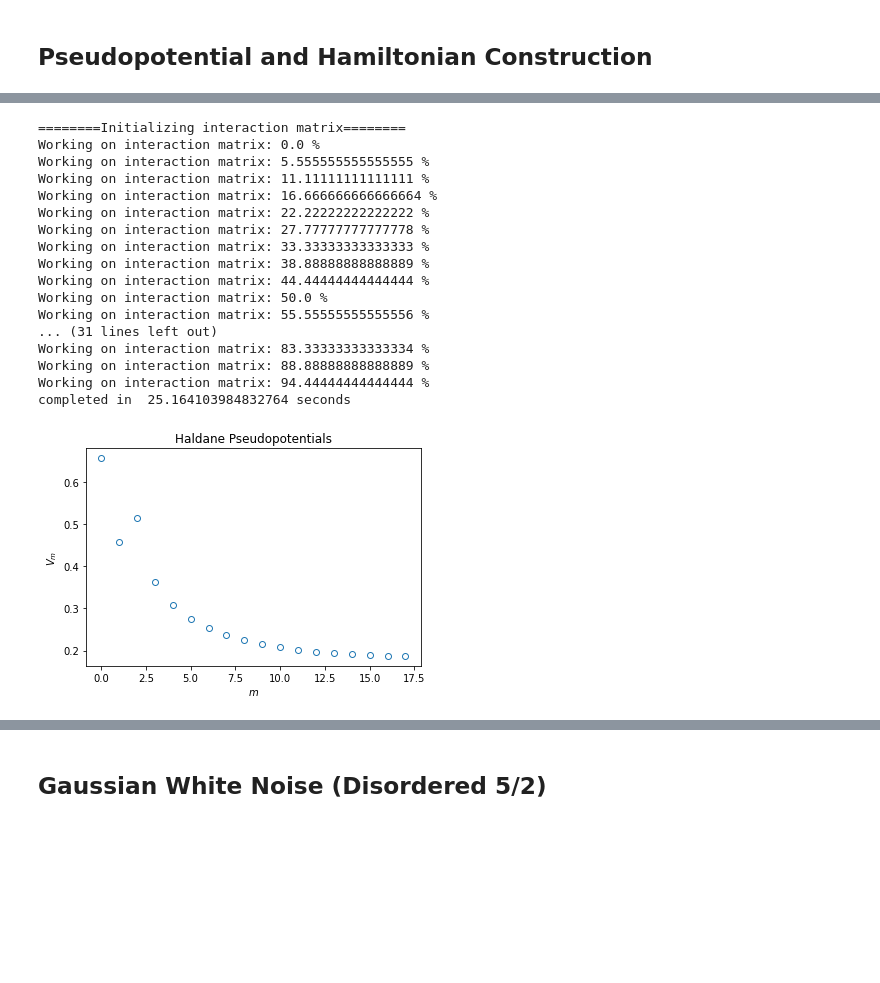
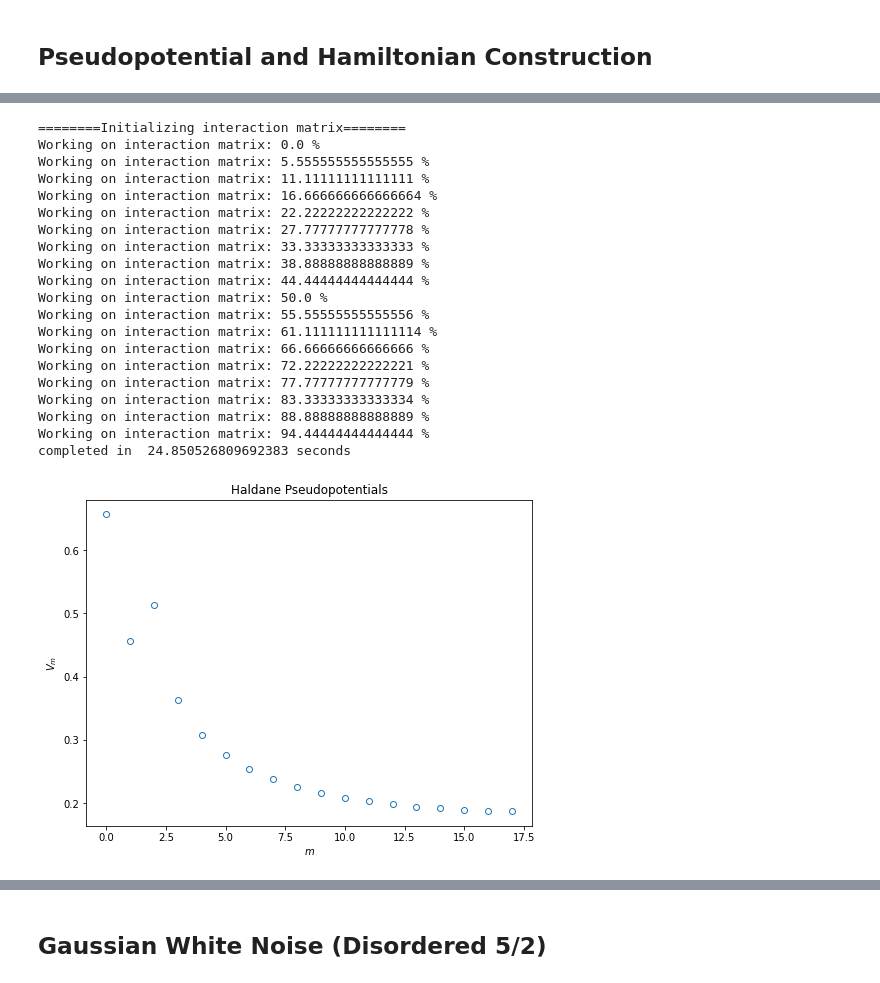
Before and after one commit to geloganu/ED_FQHE, a Jupyter notebook: notebook_MR/MR_Pf.ipynb, the cells around one changed output, grey strips where cells are left out. Saved outputs shown, nothing was run; the diff lists cells and outputs as text; code cells hidden in the pictures; blank space fills up the shorter version.

```diff
--- a/notebook_MR/MR_Pf.ipynb
+++ b/notebook_MR/MR_Pf.ipynb
@@ -37,2 +42,9 @@ completed in 1.4407968521118164 seconds
 # %% [markdown]
 ## Pseudopotential and Hamiltonian Construction
+# %%
+#Coulomb pseudopotentials
+pp = haldane_pseudopotential(l = system.Q,
+                             LLn = 1,
+                             width = 0,
+                             custom = None,
+                             interaction = True)
@@ -39,13 +69,12 @@ completed in 1.4407968521118164 seconds
 # %%
-#pseudopotentials
-
 #trial pseudopotential according to Greiter et al
 trial_pp=np.array([0,1,0,1])
 trial_pp=np.append(trial_pp, np.zeros((Nphi+1)-len(trial_pp)))
-trial_pp = haldane_pseudopotential(system.Q, LLn = 1,custom=trial_pp)
-
-#Coulomb pseudopotentials
-pp = haldane_pseudopotential(system.Q, LLn = 1)
+trial_pp = haldane_pseudopotential(l = system.Q,
+                             LLn = 1,
+                             width = 0,
+                             custom = trial_pp,
+                             interaction = True)
 # %% [output]
 ========Initializing interaction matrix========
 Working on interaction matrix: 0.0 %
@@ -59,22 +88,26 @@ Working on interaction matrix: 38.88888888888889 %
 Working on interaction matrix: 44.44444444444444 %
 Working on interaction matrix: 50.0 %
 Working on interaction matrix: 55.55555555555556 %
-... (31 lines left out)
+Working on interaction matrix: 61.111111111111114 %
+Working on interaction matrix: 66.66666666666666 %
+Working on interaction matrix: 72.22222222222221 %
+Working on interaction matrix: 77.77777777777779 %
 Working on interaction matrix: 83.33333333333334 %
 Working on interaction matrix: 88.88888888888889 %
 Working on interaction matrix: 94.44444444444444 %
-completed in  25.164103984832764 seconds
+completed in  24.850526809692383 seconds
 # %%
-ax=plt.plot(pp.m, pp.V, ls="none", marker="o", mfc="none", label="$n=0$")
+plt.subplots(figsize=(8,6))
+plt.plot(pp.m, pp.V, ls="none", marker="o", mfc="none", label="$n=0$")
 #ax=plt.plot(pp1.m, pp1.V, ls="none", marker="o", mfc="none", label="$trial$")
 #ax=plt.plot(pp1.m, pp1.V, ls="none", marker="o", mfc="none", label="$trial$")
 plt.xlabel('$m$')
 plt.ylabel('$V_m$')
 plt.title('Haldane Pseudopotentials')
 
 plt.show()
 # %% [output]
-[figure, old version]
+[figure, new version]
 # %%
 #create hamiltonian and diagonalize coulomb interaction
 hamiltonian = spherical_system(system, pp.pp_matrix)
```
Also changed, not shown: parts of 36 cells of this notebook, 13 other files.
